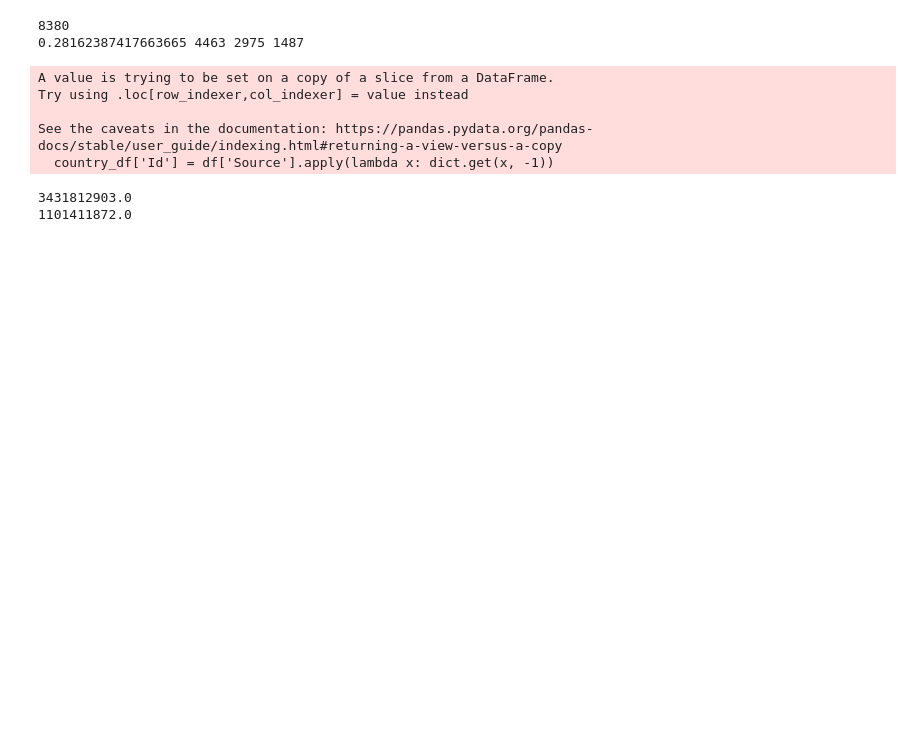
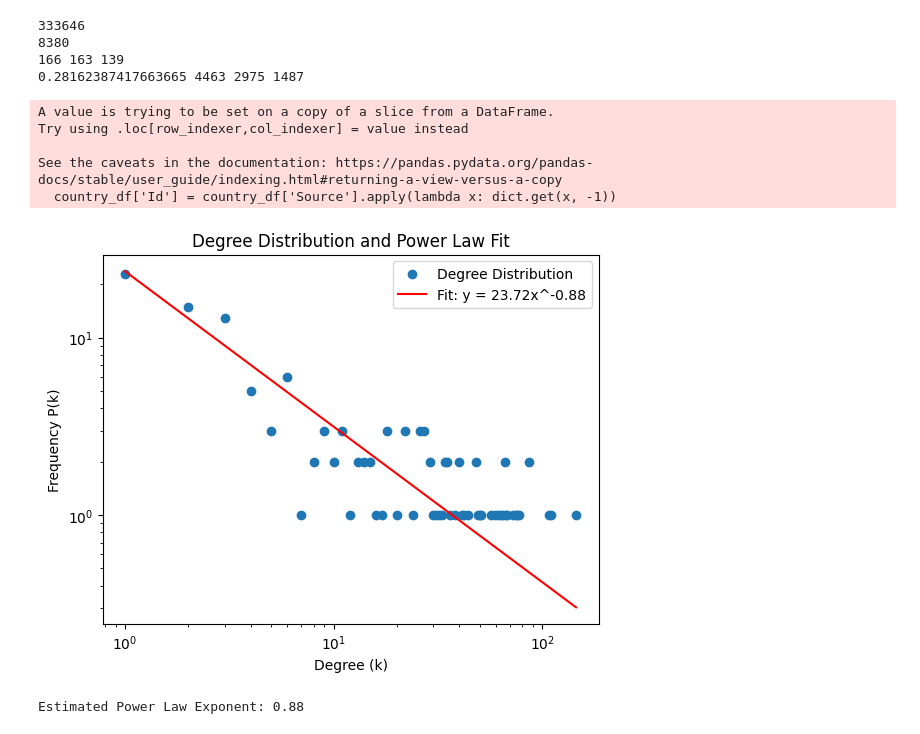
Before and after one commit to StoneChen917/COMP0123-Networks, a Jupyter notebook: creating_excels.ipynb, the cells around one changed output. Cells and saved outputs as stored; diff of their text form; code cells hidden in the pictures; blank space fills up the shorter version.

```diff
--- a/creating_excels.ipynb
+++ b/creating_excels.ipynb
@@ -15,20 +15,23 @@ import pandas as pd
 
 # Step 4: Read the two CSV files
 # %%
+import pandas as pd
 def current_network_study():
     df1 = pd.read_csv('Forestry_Trade_Flows_All_Data/Forestry_Trade_Flows_E_All_Data_1.csv', encoding='ISO-8859-1')
     df2 = pd.read_csv('Forestry_Trade_Flows_All_Data/Forestry_Trade_Flows_E_All_Data_2.csv', encoding='ISO-8859-1')
     # Step 5: Concatenate the two DataFrames
-    df = pd.read_csv('Forestry_Trade_Flows_All_Data/Forestry_Trade_Flows_E_All_Data.csv', encoding='ISO-8859-1')
-    #df = pd.concat([df1, df2])
+    #df = pd.read_csv('Forestry_Trade_Flows_All_Data/Forestry_Trade_Flows_E_All_Data.csv', encoding='ISO-8859-1')
+    df = pd.concat([df1, df2])
+    print(len(df))
     # >10% possible links
     df.rename(columns={'Reporter Countries': 'Source', 'Partner Countries': 'Target'}, inplace=True)
 
     # Get nodes
     country_df = df.drop_duplicates(subset=['Source'])
     dict = {item: count for count, item in enumerate(country_df['Source'])}
-    country_df['Id'] = df['Source'].apply(lambda x: dict.get(x, -1))
-    country_df[['Id', 'Source']].to_csv('current_network_study/countries.csv', index=False)
+    country_df['Id'] = country_df['Source'].apply(lambda x: dict.get(x, -1))
+    country_df[['Id', 'Source']].to_csv('current_network_study/country_list.csv', index=False)
+    country_list = country_df['Source']
 
     # Filter for Year 2018 and non-null values
     filtered_df = df[(df['Item'] == 'Forest products (export/import)') & (df['Element'] == 'Export Value') & (df['Item'] == 'Forest products (export/import)') & (df['Target'] != 'Total FAO') & (df['Target'] != 'Others (adjustment)') & (df['Target'] != 'Unspecified Area') & (df['Y2018'].notna())]
@@ -51,6 +54,11 @@ def current_network_study():
     fifteen_df = sorted_df.head(fifteen_percent)
     ten_df = sorted_df.head(ten_percent)
     five_df = sorted_df.head(five_percent)
+
+    fifteen_unique = len(pd.unique(fifteen_df[['Source', 'Target']].values.ravel()))
+    ten_unique = len(pd.unique(ten_df[['Source', 'Target']].values.ravel()))
+    five_unique = len(pd.unique(five_df[['Source', 'Target']].values.ravel()))
+    print(fifteen_unique, ten_unique, five_unique)
     print(density, fifteen_percent, ten_percent, five_percent)
 
     fifteen_df.to_csv('current_network_study/fifteen_percent.csv', index=False)
@@ -60,19 +68,61 @@ def current_network_study():
     # Total FAO
 current_network_study()
 # %% [output]
+333646
 8380
+166 163 139
 0.28162387417663665 4463 2975 1487
 A value is trying to be set on a copy of a slice from a DataFrame.
 Try using .loc[row_indexer,col_indexer] = value instead
 
 See the caveats in the documentation: https://pandas.pydata.org/pandas-docs/stable/user_guide/indexing.html#returning-a-view-versus-a-copy
-  country_df['Id'] = df['Source'].apply(lambda x: dict.get(x, -1))
+  country_df['Id'] = country_df['Source'].apply(lambda x: dict.get(x, -1))
-# %%
-df = pd.read_csv('Forestry_Trade_Flows_All_Data/Forestry_Trade_Flows_E_All_Data.csv', encoding='ISO-8859-1')
-filtered_df1 = df[(df['Item'] != 'Forest products (export/import)')]
-print(filtered_df1['Y2018'].sum())
-filtered_df2 = df[(df['Item'] == 'Forest products (export/import)')]
-print(filtered_df2['Y2018'].sum())
-# %% [output]
-3431812903.0
-1101411872.0
+# %%
+import pandas as pd
+import numpy as np
+import matplotlib.pyplot as plt
+from scipy.optimize import curve_fit
+
+# Sample DataFrame (replace this with your data)
+data = pd.read_csv('current_network_study/five_percent.csv', encoding='ISO-8859-1')
+df = pd.DataFrame(data)
+
+# Step 1: Calculate node degree
+degree_df = pd.concat([df['Source'], df['Target']])
+degree_counts = degree_df.value_counts().reset_index()
+degree_counts.columns = ['Node', 'Degree']
+
+
+# Step 2: Degree distribution
+degree_dist = degree_counts['Degree'].value_counts().sort_index()
+
+# Step 3: Fit to power law
+def power_law(x, a, b):
+    return a * np.power(x, -b)
+
+x_data = degree_dist.index
+y_data = degree_dist.values
+
+# Log transform for linear fitting
+log_x = np.log(x_data)
+log_y = np.log(y_data)
+
+params, _ = curve_fit(power_law, x_data, y_data)
+a, b = params
+
+# Plotting the degree distribution and fitted curve
+plt.figure()
+plt.scatter(x_data, y_data, label='Degree Distribution')
+plt.plot(x_data, power_law(x_data, *params), color='red', label=f'Fit: y = {a:.2f}x^-{b:.2f}')
+plt.xscale('log')
+plt.yscale('log')
+plt.xlabel('Degree (k)')
+plt.ylabel('Frequency P(k)')
+plt.legend()
+plt.title('Degree Distribution and Power Law Fit')
+plt.show()
+
+print(f"Estimated Power Law Exponent: {b:.2f}")
+# %% [output]
+[figure, added]
+Estimated Power Law Exponent: 0.88
```
Also changed, not shown: parts of 1 cell of this notebook, 18 other files.
